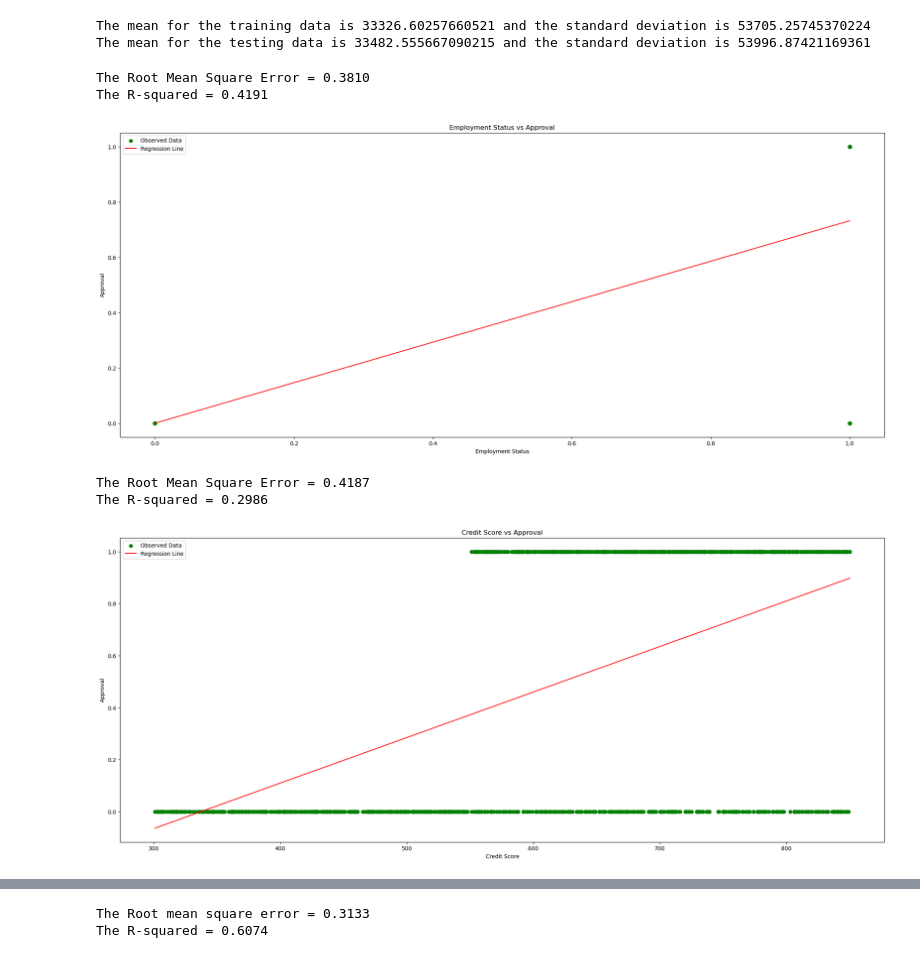
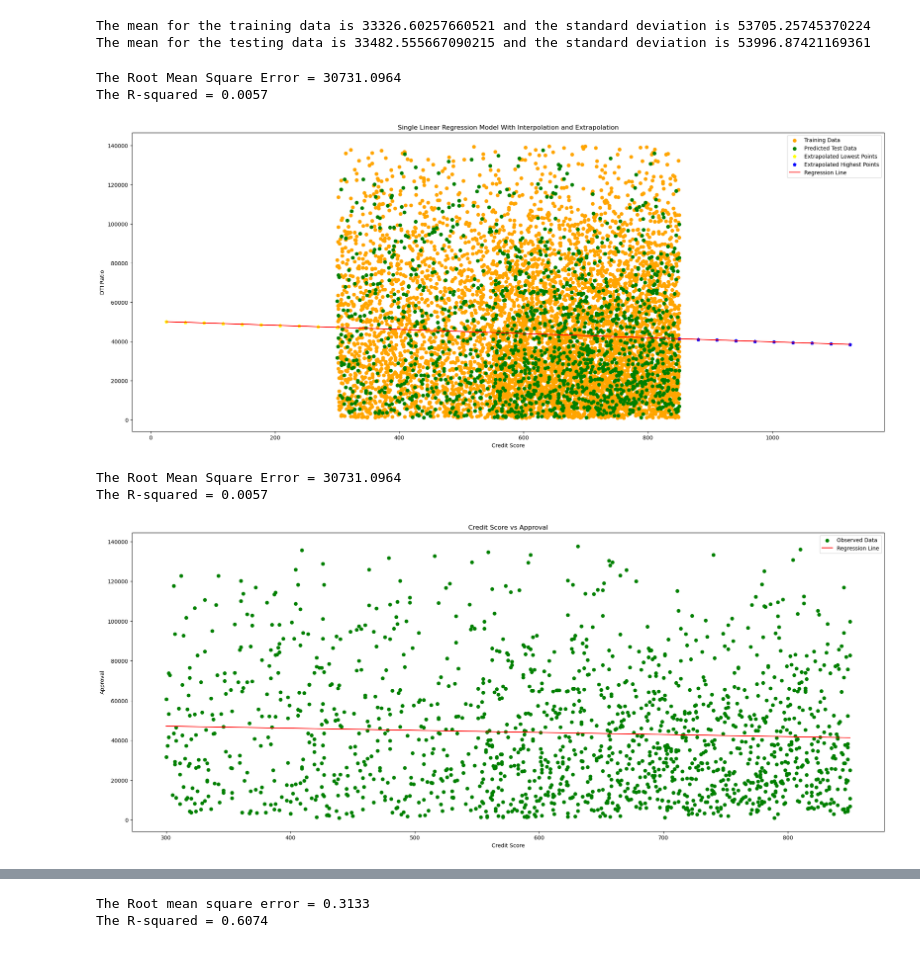
Before and after one commit to ramprashant66/CSC177_Poject1, a Jupyter notebook: assignment 2/loan-approval/Assignment2.ipynb, the cells around one changed output, grey strips where cells are left out. Drawn from its saved outputs; the diff is of its cells as text; code cells hidden in the pictures.

Commit message:
+added extraplotation for single and multiple regression models. +separated standalone interploation ones so we can view the difference between extraplotation and interploatition more vividly.

```diff
--- a/assignment 2/loan-approval/Assignment2.ipynb
+++ b/assignment 2/loan-approval/Assignment2.ipynb
@@ -365,52 +365,79 @@ The mean for the testing data is 33482.555667090215 and the standard deviation i
 # %%
 # Part (a) - Regression
 # %%
-'''This block creates a linear regression model for Employment Status feature against Approval target'''
-x = data['Employment_Status'].values.reshape(-1, 1)
-y = data['Approval'].values
+'''This block creates a linear regression model for 'Employment Status' feature against 'Approval' target'''
 
-#splitting the dataset into training and test sets (80% train, 20% test)
+#create a linear regression model for 'Employment Status' vs 'Approval'
+x = data['Credit_Score'].values.reshape(-1, 1)
+y = data['Loan_Amount'].values
+
+#split the dataset into training and test sets (80% train, 20% test)
 x_train, x_test, y_train, y_test = train_test_split(x, y, test_size=0.20, random_state=42)
 
 #create a single linear regression model object
 single_regression = LinearRegression()
 
 #fit the model to the training data
 single_regression.fit(x_train, y_train)
 
 #apply the model to the test data to get predictions
 y_predicted_single = single_regression.predict(x_test)
 
 #model evaluation using RMSE and R-squared
-r = numpy.sqrt(mean_squared_error(y_test, y_predicted_single))
+rmse = numpy.sqrt(mean_squared_error(y_test, y_predicted_single))
 r_squared_score = r2_score(y_test, y_predicted_single)
 
-print('The Root Mean Square Error = %.4f' % r)
+print('The Root Mean Square Error = %.4f' % rmse)
 print('The R-squared = %.4f' % r_squared_score)
 
-#we need to sort x_test and the predicted values for a smooth regression line.
-sorted_idx = numpy.argsort(x_test.ravel())
-x_test_sorted = x_test[sorted_idx]
-y_pred_sorted = y_predicted_single[sorted_idx]
+#handle case for extrapolation: determine the training range
+x_min = x_train.min()
+x_max = x_train.max()
 
-#plot the test data as a scatter plot
+belowMin = numpy.linspace(x_min - (x_max - x_min) * 0.5, x_min, 10).reshape(-1, 1)
+aboveMax = numpy.linspace(x_max, x_max + (x_max - x_min) * 0.5, 10).reshape(-1, 1)
+
+#combine test data with extrapolation points
+x_combined = numpy.vstack([x_test, belowMin, aboveMax])
+y_combined_pred = single_regression.predict(x_combined)
+
+#sort the combined x values and corresponding predictions for a smooth line
+sorted_idx = numpy.argsort(x_combined.ravel())
+x_combined_sorted = x_combined[sorted_idx]
+y_combined_sorted = y_combined_pred[sorted_idx]
+
+#plotting
 matPlot.figure(figsize=(25, 10))
-matPlot.scatter(x_test, y_test, color='green', label='Observed Data')
-#plot the regression line
-matPlot.plot(x_test_sorted, y_pred_sorted, color='red', label='Regression Line')
-matPlot.title('Employment Status vs Approval')
-matPlot.xlabel('Employment Status')
-matPlot.ylabel('Approval')
+
+#plot training data
+matPlot.scatter(x_train, y_train, color='orange', label='Training Data')
+
+#plot test data (observed)
+matPlot.scatter(x_test, y_test, color='green', label='Predicted Test Data', marker='o')
+
+#plot extrapolation points
+matPlot.scatter(belowMin, single_regression.predict(belowMin), color='yellow', label='Extrapolated Lowest Points', marker='p')
+matPlot.scatter(aboveMax, single_regression.predict(aboveMax), color='blue', label='Extrapolated Highest Points', marker='p')
+
+#plot the regression line as a continuous line
+matPlot.plot(x_combined_sorted, y_combined_sorted, color='red', label='Regression Line')
+
+matPlot.title('Single Linear Regression Model With Interpolation and Extrapolation')
+matPlot.xlabel('Credit Score')
+matPlot.ylabel('DTI Ratio')
 matPlot.legend()
 matPlot.show()
 # %% [output]
-The Root Mean Square Error = 0.3810
-The R-squared = 0.4191
+The Root Mean Square Error = 30731.0964
+The R-squared = 0.0057
-[figure, old version]
+[figure, new version]
 # %%
-'''This block creates a linear regression model for Credit Score feature against Approval target'''
+'''This block creates a single linear regression model for Credit Score feature against Approval target'''
+
+'''This is only interpolation, no extrapolation'''
+
 x = data['Credit_Score'].values.reshape(-1, 1)
-y = data['Approval'].values
+y = data['Loan_Amount'].values
 
 #splitting the dataset into training and test sets (80% train, 20% test)
 x_train, x_test, y_train, y_test = train_test_split(x, y, test_size=0.20, random_state=42)
@@ -447,6 +474,6 @@ matPlot.ylabel('Approval')
 matPlot.legend()
 matPlot.show()
 # %% [output]
-The Root Mean Square Error = 0.4187
-The R-squared = 0.2986
+The Root Mean Square Error = 30731.0964
+The R-squared = 0.0057
-[figure, old version]
+[figure, new version]
```
Also changed, not shown: parts of 8 cells of this notebook.
